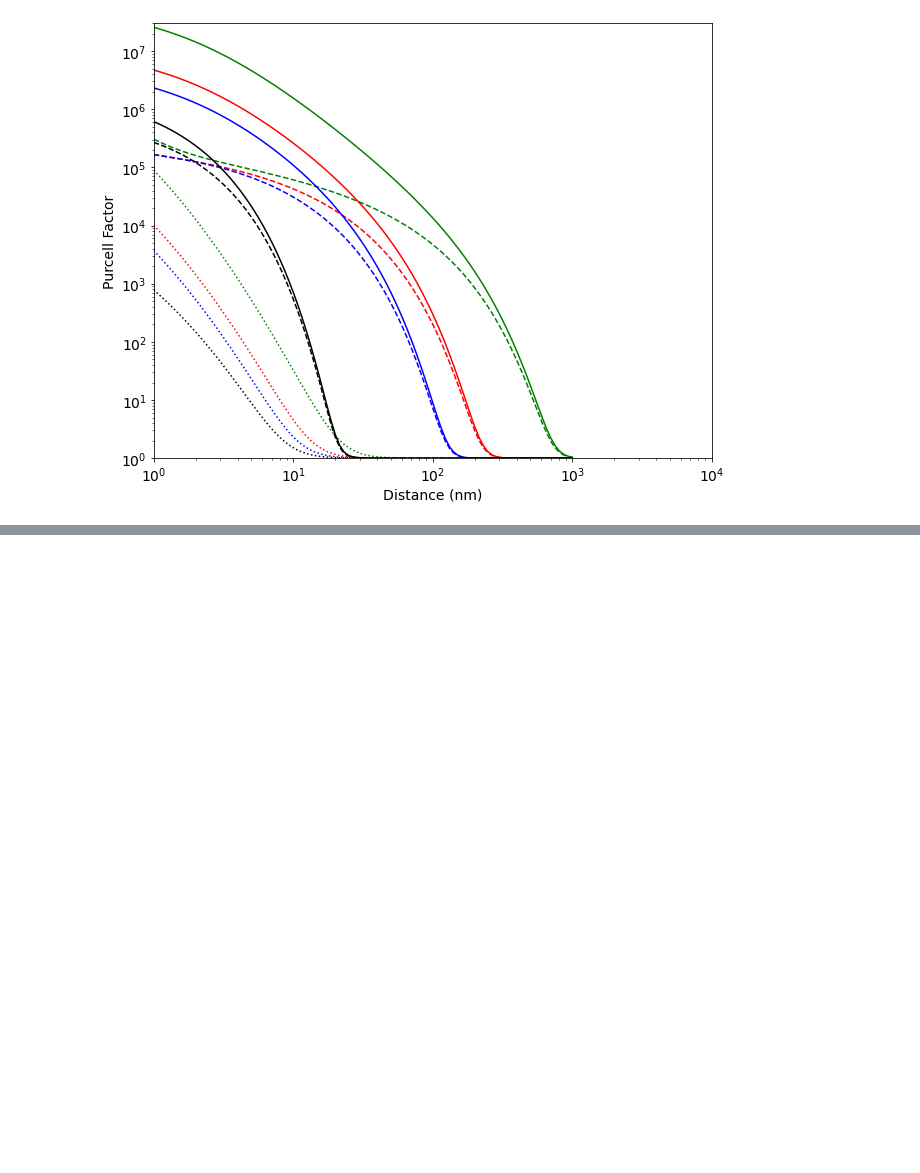
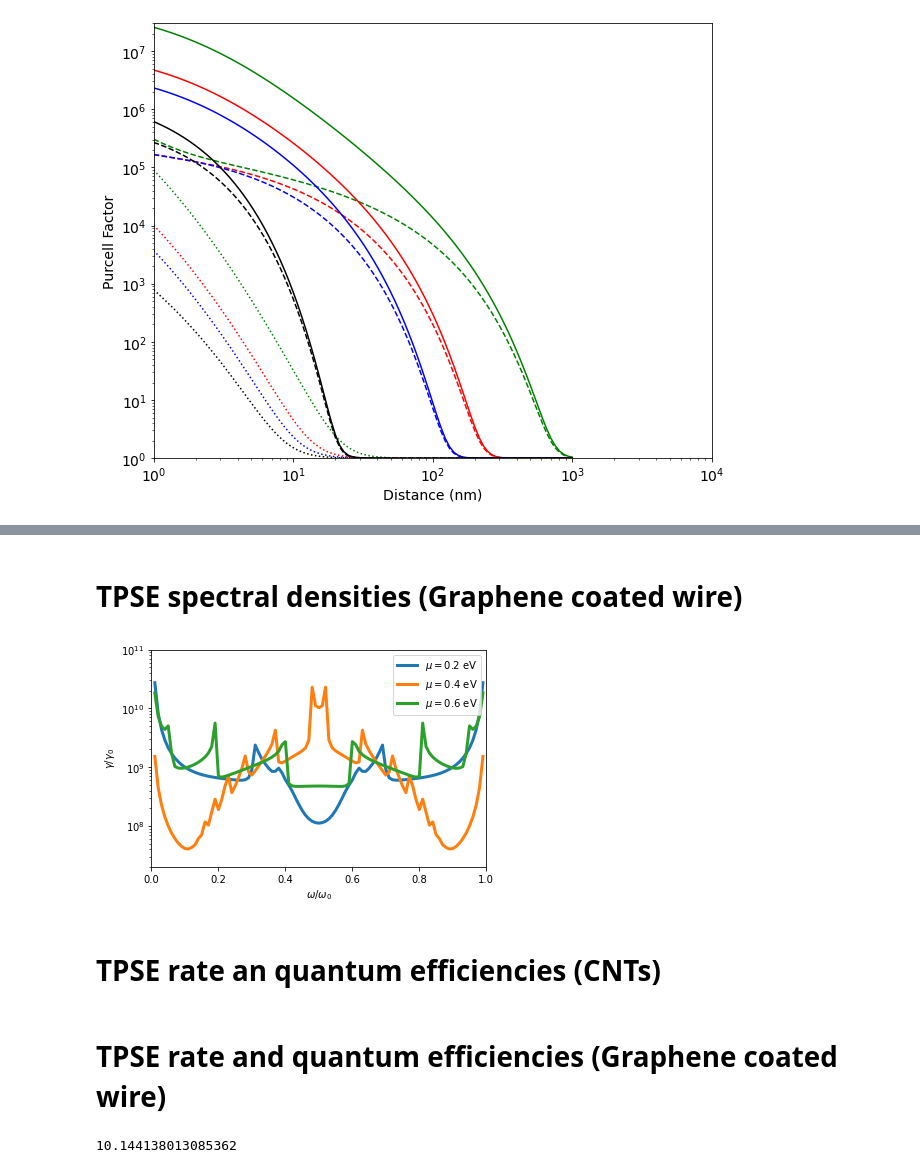
Before and after one commit to yurimuniz7/PhD-projects, a Jupyter notebook: carbon_nanotubes/plots.ipynb, the cells around one changed output, grey strips where cells are left out. Drawn from its saved outputs; the diff is of its cells as text; code cells hidden in the pictures; blank space fills up the shorter version.

```diff
--- a/carbon_nanotubes/plots.ipynb
+++ b/carbon_nanotubes/plots.ipynb
@@ -75,0 +111,35 @@ plt.show()
+# %% [markdown]
+# TPSE spectral densities (Graphene coated wire)
+# %%
+lambda_0 = 1.875*10**(-6)
+omega_0 = 2*np.pi*c/lambda_0
+mu_ev_array = np.array([0.2, 0.4, 0.6])
+T = 300
+R = 10*10**(-9)
+d = R + 10*10**(-9)
+m_max = 10
+# %%
+gammas = []
+omega_steps = np.linspace(0.01,0.5,50)
+for mu_ev in mu_ev_array:
+    gamma_mu = []
+    for step in omega_steps:
+        gamma_mu.append(gamma(omega_0, omega_0*step, mu_ev*e, tau_g(10**4,mu_ev*e), T, R, d, m_max))
+    gammas.append(gamma_mu)
+# %%
+plt.plot(np.linspace(0.01,0.99,99),gammas[0][:-1] + gammas[0][::-1], label='$\mu = 0.2$ eV', linewidth=3)
+plt.plot(np.linspace(0.01,0.99,99),gammas[1][:-1] + gammas[1][::-1], label='$\mu = 0.4$ eV', linewidth=3)
+plt.plot(np.linspace(0.01,0.99,99),gammas[2][:-1] + gammas[2][::-1], label='$\mu = 0.6$ eV', linewidth=3)
+
+plt.xlim([0,1])
+plt.ylim([2*10**7,10*10**10])
+plt.legend()
+plt.xlabel('$\omega/\omega_0$')
+plt.ylabel('$\gamma/\gamma_0$')
+plt.yscale('log')
+# %% [output]
+[figure, added]
+# %% [markdown]
+# TPSE rate an quantum efficiencies (CNTs)
+# %% [markdown]
+# TPSE rate and quantum efficiencies (Graphene coated wire)
@@ -75,0 +159,5 @@ plt.show()
+# %%
+omegaCut = 0.0000044*e/hbar
+Gamma_0(d_matrix, 2, 1, 10, omegaCut)
+# %% [output]
+10.144138013085362
```
Also changed, not shown: parts of 16 cells of this notebook, 1 other file.
